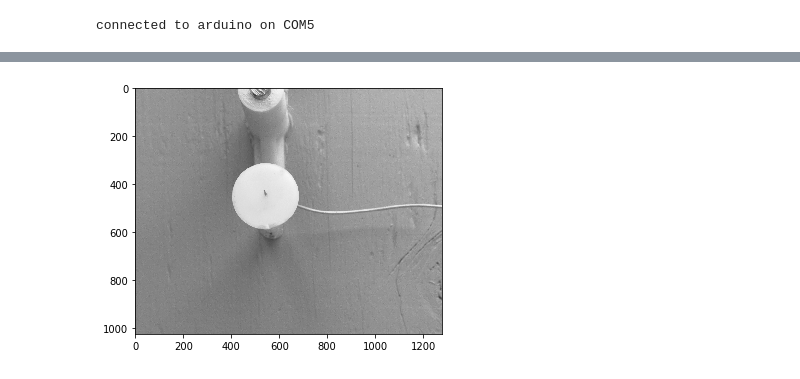
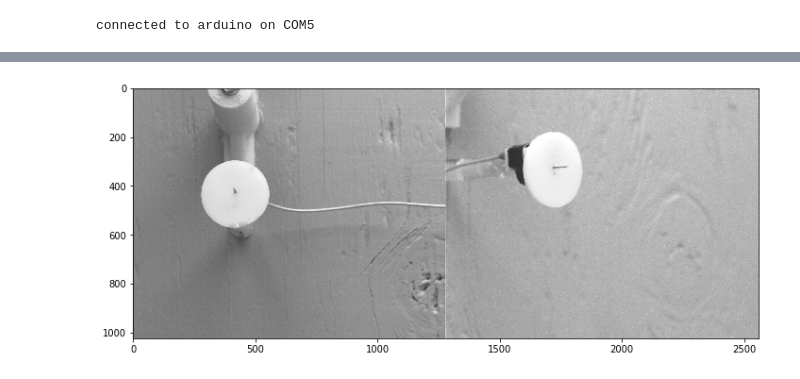
Before and after one commit to callinSwitzer/BeeLearningDataAcq, a Jupyter notebook: 003_SonicationBehaviorRecordReward.ipynb, the cells around one changed output, grey strips where cells are left out. Drawn from its saved outputs; the diff is of its cells as text; code cells hidden in the pictures.

Commit message:
added two cameras

```diff
--- a/003_SonicationBehaviorRecordReward.ipynb
+++ b/003_SonicationBehaviorRecordReward.ipynb
@@ -131,0 +181,3 @@ Number of cameras detected:  1
+# %%
+def img2array(image):
+    return(np.array(image.getData(), dtype="uint8").reshape( (image.getRows(), image.getCols()) ))
@@ -131,0 +210,8 @@ Number of cameras detected:  1
+# %%
+c = fc2.Camera()
+c.connect(bus.getCameraFromIndex(0))
+c.startCapture()
+
+d = fc2.Camera()
+d.connect(bus.getCameraFromIndex(1))
+d.startCapture()
@@ -167,12 +261,16 @@ img = grabImages(c, 1)
 # %%
 # img.save("fc2TestImage.png".encode("utf-8"), fc2.IMAGE_FILE_FORMAT.PNG)
-# %%
-
-cv_image = np.array(img.getData(), dtype="uint8").reshape( (img.getRows(), img.getCols()) );
-io.imshow(cv_image)
-plt.show()
-# %% [output]
-[figure, removed]
+# %%
+
+image = c.retrieveBuffer()
+image2 = d.retrieveBuffer()
+img = np.concatenate((img2array(image), img2array(image2)), axis = 1)
+
+plt.figure(figsize = (10,10))
+io.imshow(img)
+plt.show()
+# %% [output]
+[figure, added]
 # %%
 c.stopCapture()
 c.disconnect()
```
Also changed, not shown: parts of 15 cells of this notebook.
